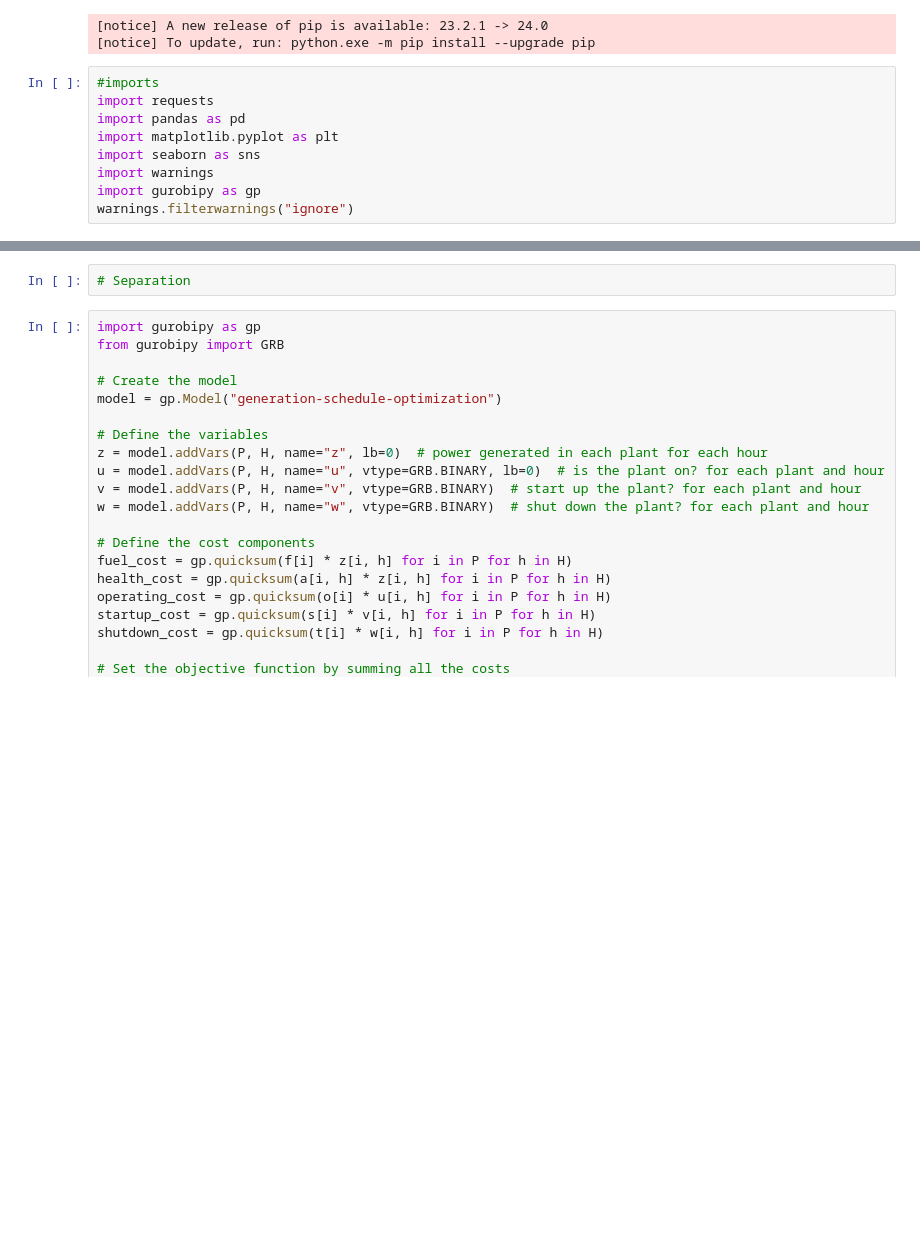
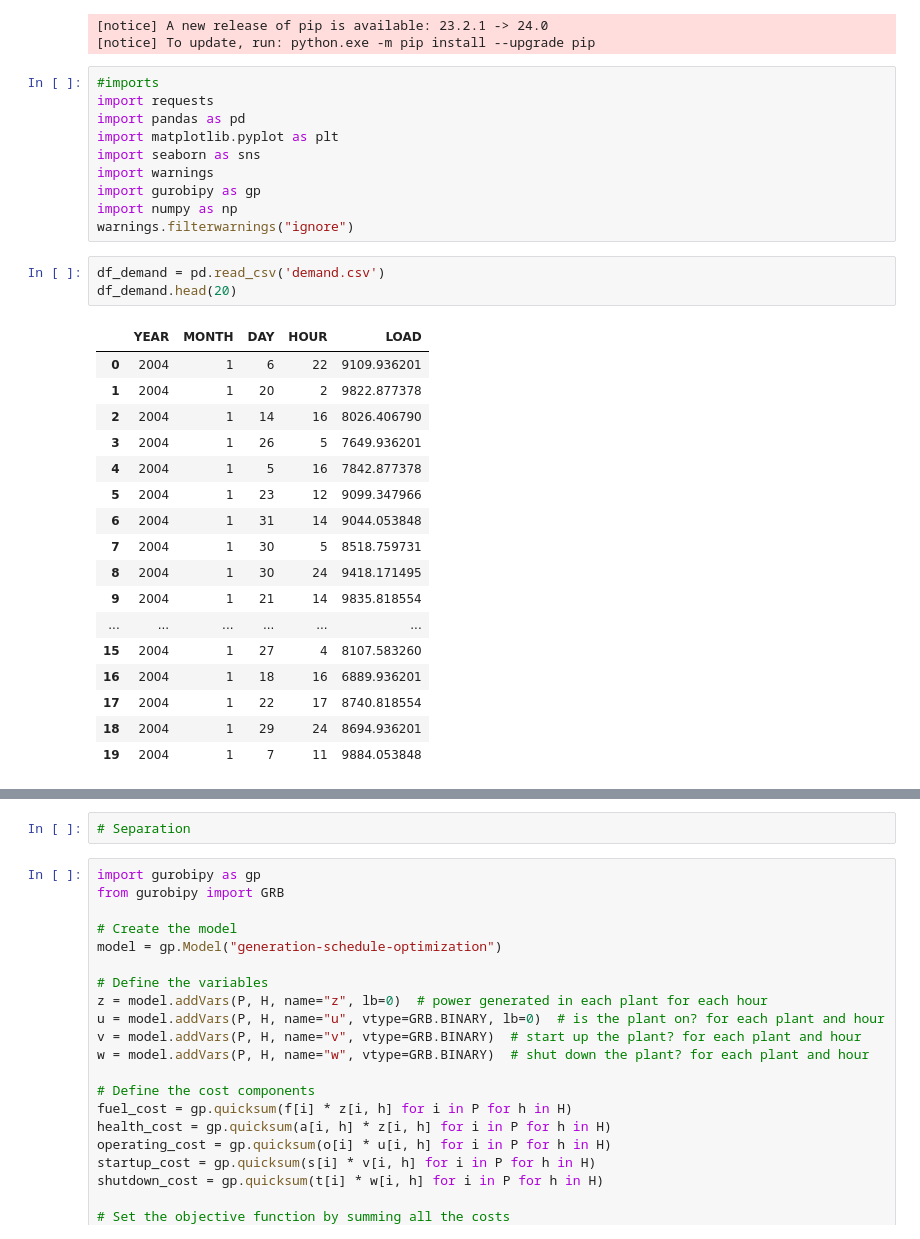
Before and after one commit to EthanFajnkuchen/generation-schedule-optimization, a Jupyter notebook: final_project.ipynb, the cells around one changed output, grey strips where cells are left out. Drawn from its saved outputs; the diff is of its cells as text; blank space fills up the shorter version.

```diff
--- a/final_project.ipynb
+++ b/final_project.ipynb
@@ -34,4 +34,26 @@ import matplotlib.pyplot as plt
 import seaborn as sns
 import warnings
 import gurobipy as gp
+import numpy as np
 warnings.filterwarnings("ignore")
+# %%
+df_demand = pd.read_csv('demand.csv')
+df_demand.head(20)
+# %% [output]
+|  | YEAR | MONTH | DAY | HOUR | LOAD |
+| 0 | 2004 | 1 | 6 | 22 | 9109.936201 |
+| 1 | 2004 | 1 | 20 | 2 | 9822.877378 |
+| 2 | 2004 | 1 | 14 | 16 | 8026.406790 |
+| 3 | 2004 | 1 | 26 | 5 | 7649.936201 |
+| 4 | 2004 | 1 | 5 | 16 | 7842.877378 |
+| 5 | 2004 | 1 | 23 | 12 | 9099.347966 |
+| 6 | 2004 | 1 | 31 | 14 | 9044.053848 |
+| 7 | 2004 | 1 | 30 | 5 | 8518.759731 |
+| 8 | 2004 | 1 | 30 | 24 | 9418.171495 |
+| 9 | 2004 | 1 | 21 | 14 | 9835.818554 |
+| ... | ... | ... | ... | ... | ... |
+| 15 | 2004 | 1 | 27 | 4 | 8107.583260 |
+| 16 | 2004 | 1 | 18 | 16 | 6889.936201 |
+| 17 | 2004 | 1 | 22 | 17 | 8740.818554 |
+| 18 | 2004 | 1 | 29 | 24 | 8694.936201 |
+| 19 | 2004 | 1 | 7 | 11 | 9884.053848 |
```
Also changed, not shown: parts of 4 cells of this notebook.
